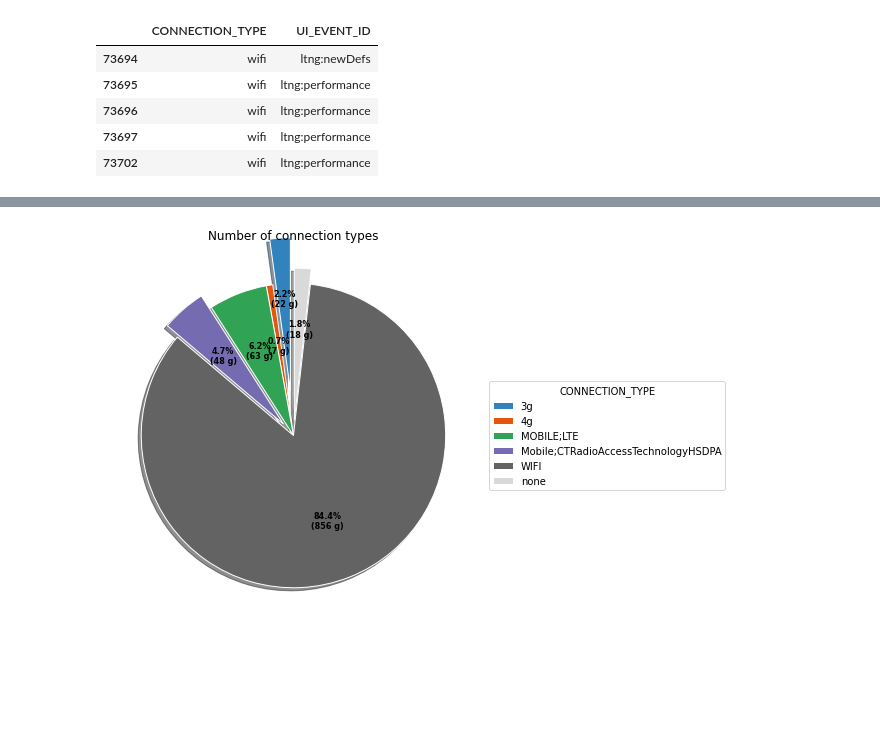
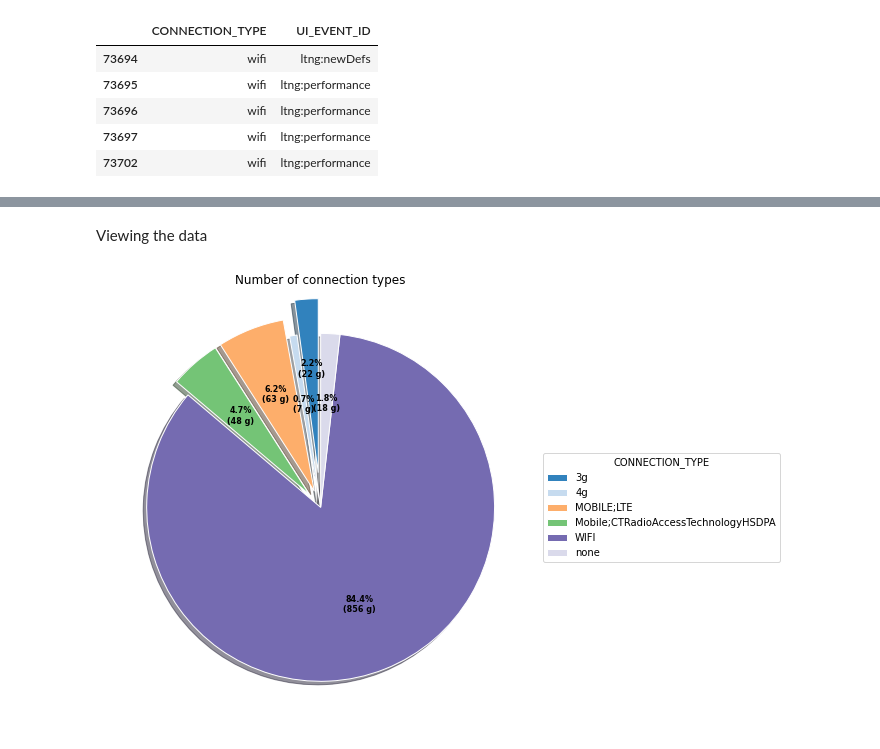
Before and after one commit to dell-splab/lightning-analysis, a Jupyter notebook: 3.6 What connection types are users using to access the reports.ipynb, the cells around one changed output, grey strips where cells are left out. Saved outputs shown, nothing was run; the diff lists cells and outputs as text; code cells hidden in the pictures; blank space fills up the shorter version.

```diff
--- a/3.6 What connection types are users using to access the reports.ipynb
+++ b/3.6 What connection types are users using to access the reports.ipynb
@@ -151,12 +159,9 @@ WIFI_position
 # %%
 index_list = []
-for i in lightning_performance_group.index:
-     if lightning_performance_group['CONNECTION_TYPE'][i] == 'WiFi' or lightning_performance_group['CONNECTION_TYPE'][i] == 'wifi':
-            lightning_performance_group['UI_EVENT_ID'][WIFI_position] += lightning_performance_group['UI_EVENT_ID'][i]
+for i in lightning_performance_simplified_group.index:
+     if lightning_performance_simplified_group['CONNECTION_TYPE'][i] == 'WiFi' or lightning_performance_simplified_group['CONNECTION_TYPE'][i] == 'wifi':
+            lightning_performance_simplified_group['COUNT'][WIFI_position] += lightning_performance_simplified_group['COUNT'][i]
             index_list.append(i)
-
-lightning_performance_group = lightning_performance_group.drop(index_list)
-lightning_performance_group
 # %% [output]
 A value is trying to be set on a copy of a slice from a DataFrame
 
@@ -171,0 +170,3 @@ See the caveats in the documentation: https://pandas.pydata.org/pandas-docs/stab
+# %%
+lightning_performance_simplified_group = lightning_performance_simplified_group.drop(index_list)
+lightning_performance_simplified_group
@@ -172,33 +181,13 @@ See the caveats in the documentation: https://pandas.pydata.org/pandas-docs/stab
+# %% [markdown]
+Viewing the data
 # %%
-list_connection_type = lightning_performance_group['CONNECTION_TYPE'].tolist()
-list_count = lightning_performance_group['UI_EVENT_ID'].tolist()
+list_connection_type = lightning_performance_simplified_group['CONNECTION_TYPE'].tolist()
+list_count = lightning_performance_simplified_group['COUNT'].tolist()
 # %%
 import numpy as np
 import matplotlib.pyplot as plt
-
-explode = (0.3, 0.0, 0.0, 0.1, 0.0, 0.1)
-cmap = plt.get_cmap("tab20c")
-outer_colors = cmap(np.arange(6)*4)
-wp = { 'linewidth' : 1, 'edgecolor' : "white" }
-def func(pct, allvalues):
-    absolute = int(pct / 100.*np.sum(allvalues))
-    return "{:.1f}%\n({:d} g)".format(pct, absolute)
-fig, ax = plt.subplots(figsize =(10, 7))
-wedges, texts, autotexts = ax.pie(list_count,
-                                  autopct = lambda pct: func(pct, list_count),
-                                  explode = explode,
-                                  shadow = True,
-                                  colors = outer_colors,
-                                  startangle = 90,
-                                  wedgeprops = wp,
-                                  textprops = dict(color ="black"))
-ax.legend(wedges, list_connection_type,
-          title ="CONNECTION_TYPE",
-          loc ="center left",
-          bbox_to_anchor =(1, 0, 0.5, 1))
-
-plt.setp(autotexts, size = 8, weight ="bold")
-ax.set_title("Number of connection types")
-plt.show()
-# %% [output]
-[figure, removed]
+# %%
+explode = (0.2, 0.0, 0.1, 0.1, 0.0, 0.0)
+cmap = plt.get_cmap("tab20c")
+outer_colors = cmap(np.arange(len(list_connection_type))*3)
+wp = { 'linewidth' : 1, 'edgecolor' : "white" }
@@ -204,0 +198,22 @@ plt.show()
+# %%
+fig, ax = plt.subplots(figsize =(12, 8))
+
+wedges, texts, autotexts = ax.pie(list_count,
+                                  autopct = lambda pct: func(pct, list_count),
+                                  explode = explode,
+                                  shadow = True,
+                                  colors = outer_colors,
+                                  startangle = 90,
+                                  wedgeprops = wp,
+                                  textprops = dict(color ="black"))
+
+ax.legend(wedges, list_connection_type,
+          title ="CONNECTION_TYPE",
+          loc ="center left",
+          bbox_to_anchor =(1, 0, 0.5, 1))
+
+plt.setp(autotexts, size = 8, weight ="bold")
+ax.set_title("Number of connection types")
+plt.show()
+# %% [output]
+[figure, added]
```
Also changed, not shown: parts of 20 cells of this notebook.
